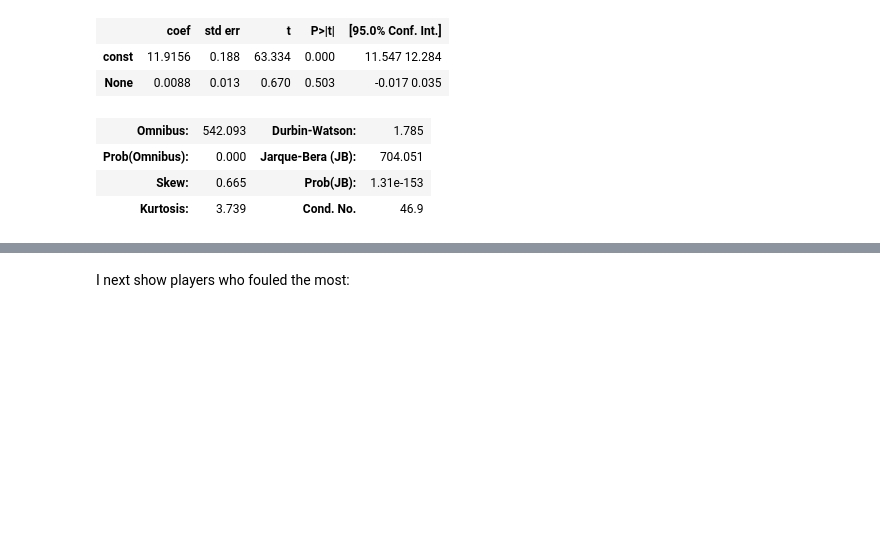
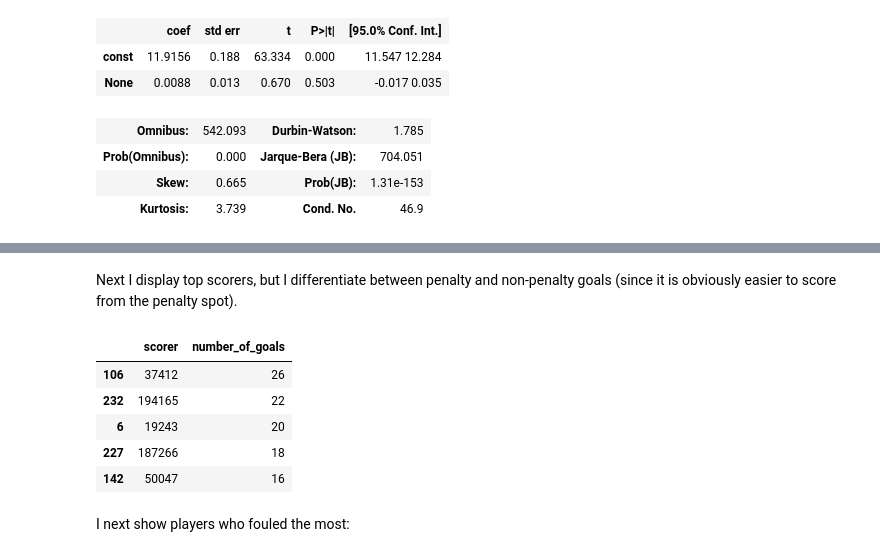
Before and after one commit to bogdanrabanca/soccer, a Jupyter notebook: soccer project.ipynb, the cells around one changed output, grey strips where cells are left out. Cells and saved outputs as stored; diff of their text form; code cells hidden in the pictures; blank space fills up the shorter version.

```diff
--- a/soccer project.ipynb
+++ b/soccer project.ipynb
@@ -524,12 +544,11 @@ from matplotlib import pyplot as plt
 %matplotlib inline
 import seaborn
 import numpy as np
-
 from numpy.polynomial.polynomial import polyfit
 
-x=df['away_team_possession'].append(df['home_team_possession'])
+x=game_df['away_team_possession'].append(game_df['home_team_possession'])
 
-y=df['away_team_shots'].append(df['home_team_shots'])
+y=game_df['away_team_shots'].append(game_df['home_team_shots'])
 
 def scatter(x,y,title,xlabel,ylabel):
     b, m = polyfit(x, y, 1)
@@ -641,8 +666,8 @@ OLS Regression Results
 Finally, I look at the relation between a team's number of fouls _suffered_ versus its number of shots.
 # %%
-x=df['away_team_fouls'].append(df['home_team_fouls'])
+x=game_df['away_team_fouls'].append(game_df['home_team_fouls'])
 
-y=df['home_team_shots'].append(df['away_team_shots'])
+y=game_df['home_team_shots'].append(game_df['away_team_shots'])
 
 scatter(x,y,'Fouls Sufferred versus Shots','Fouls Sufferred','Shots')
 # %% [output]
@@ -735,3 +779,25 @@ plt.show()
+# %% [markdown]
+Next I display top scorers, but I differentiate between penalty and non-penalty goals (since it is obviously easier to score from the penalty spot).
+# %%
+temp_df=pd.merge(goal_df,game_df,how='inner',on='match_id')   #join goal dataframe with game dataframe
+
+temp_df=temp_df[['match_id','league_id','season','scorer','type']]   #keep only the columns i need
+
+criterion=(temp_df['league_id']==league) & (temp_df['season']==season)
+temp_df=temp_df[criterion]       #filter for league and season chosen by user
+
+
+temp_df=temp_df.groupby('scorer').count().reset_index()[['scorer','match_id']]
+temp_df=temp_df.rename(columns={'match_id':'number_of_goals'})
+
+temp_df.sort_values('number_of_goals',ascending=False).head()
+# %% [output]
+|  | scorer | number_of_goals |
+| 106 | 37412 | 26 |
+| 232 | 194165 | 22 |
+| 6 | 19243 | 20 |
+| 227 | 187266 | 18 |
+| 142 | 50047 | 16 |
 # %% [markdown]
 I next show players who fouled the most:
 # %%
```
Also changed, not shown: parts of 17 cells of this notebook.
